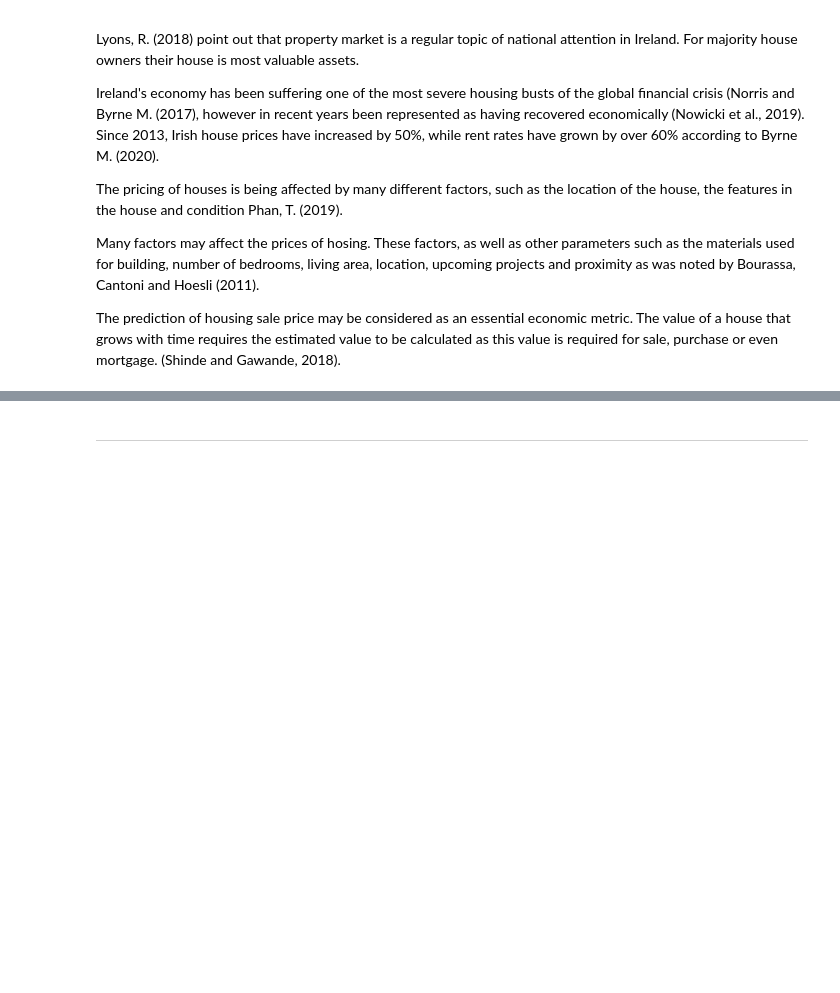
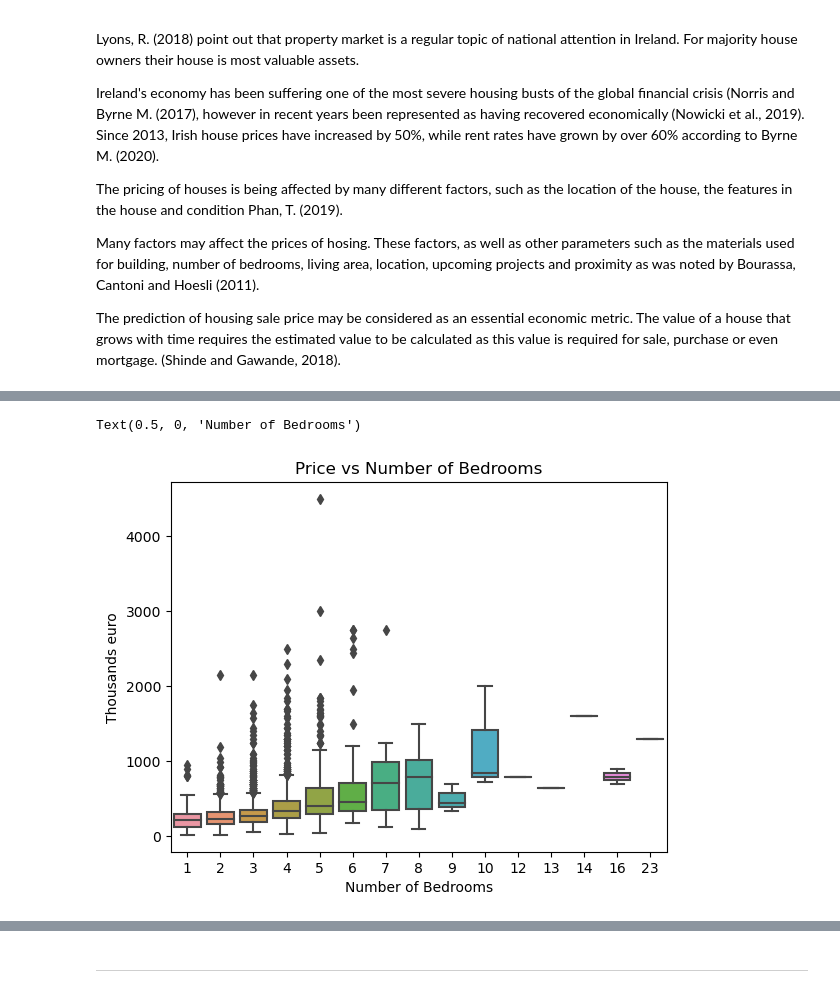
Before and after one commit to Ilia-Grishkin/Machine_learning, a Jupyter notebook: CA1_Machine_learning.ipynb, the cells around one changed output, grey strips where cells are left out. Saved outputs shown, nothing was run; the diff lists cells and outputs as text; code cells hidden in the pictures; blank space fills up the shorter version.

```diff
--- a/CA1_Machine_learning.ipynb
+++ b/CA1_Machine_learning.ipynb
@@ -81,0 +274,8 @@ Identifying and selection only the most relevant features for the analysis.
+# %%
+sns.boxplot(df.numBedrooms, prices_boxplot)
+plt.title('Price vs Number of Bedrooms')
+plt.ylabel('Thousands euro')
+plt.xlabel('Number of Bedrooms')
+# %% [output]
+Text(0.5, 0, 'Number of Bedrooms')
+[figure, added]
```
Also changed, not shown: parts of 195 cells of this notebook.
